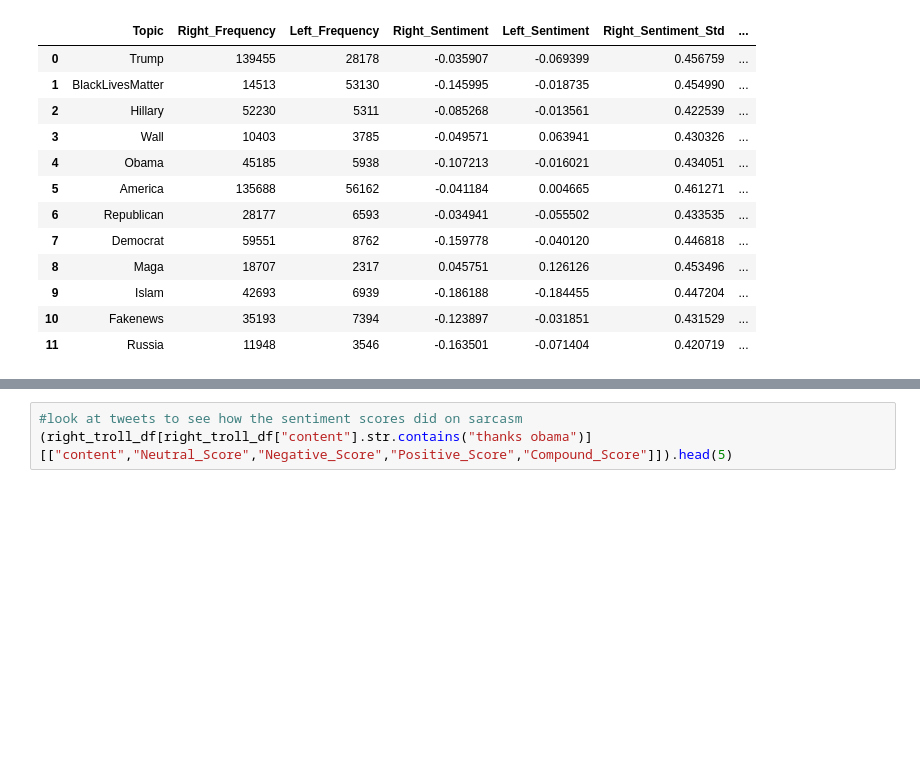
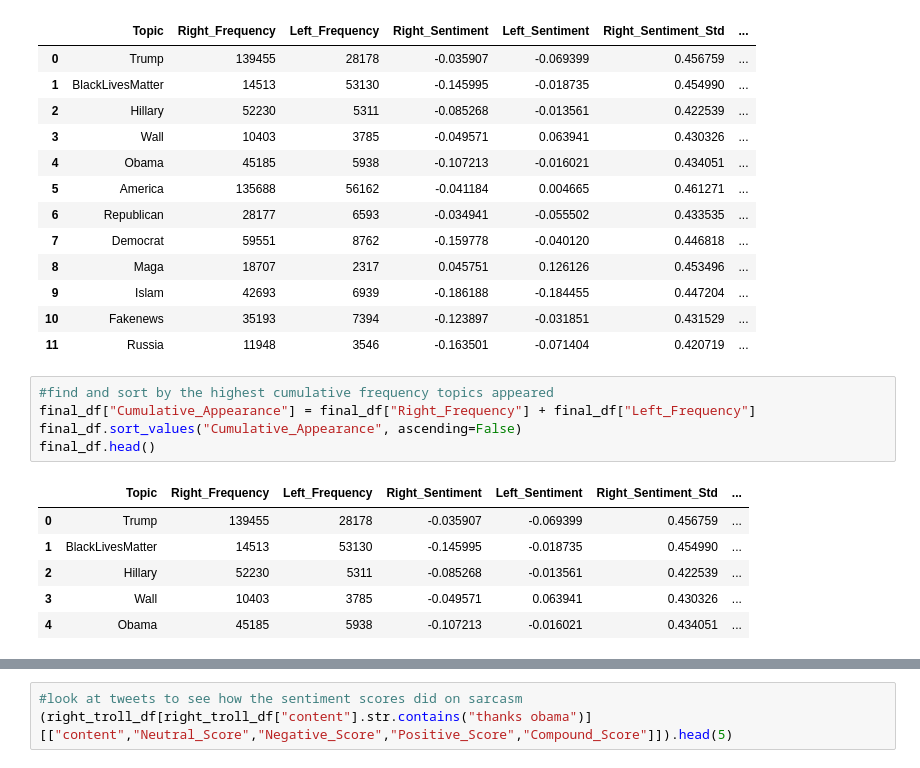
Before and after one commit to TimStOnge/Russian-Troll-Tweets-Sentiment-Analysis, a Jupyter notebook: Sarah-Analysis.ipynb, the cells around one changed output, grey strips where cells are left out. Saved outputs shown, nothing was run; the diff lists cells and outputs as text; blank space fills up the shorter version.

```diff
--- a/Sarah-Analysis.ipynb
+++ b/Sarah-Analysis.ipynb
@@ -222,3 +222,15 @@ final_df.head(12)
 | 9 | Islam | 42693 | 6939 | -0.186188 | -0.184455 | 0.447204 | ... |
 | 10 | Fakenews | 35193 | 7394 | -0.123897 | -0.031851 | 0.431529 | ... |
 | 11 | Russia | 11948 | 3546 | -0.163501 | -0.071404 | 0.420719 | ... |
+# %%
+#find and sort by the highest cumulative frequency topics appeared
+final_df["Cumulative_Appearance"] = final_df["Right_Frequency"] + final_df["Left_Frequency"]
+final_df.sort_values("Cumulative_Appearance", ascending=False)
+final_df.head()
+# %% [output]
+|  | Topic | Right_Frequency | Left_Frequency | Right_Sentiment | Left_Sentiment | Right_Sentiment_Std | ... |
+| 0 | Trump | 139455 | 28178 | -0.035907 | -0.069399 | 0.456759 | ... |
+| 1 | BlackLivesMatter | 14513 | 53130 | -0.145995 | -0.018735 | 0.454990 | ... |
+| 2 | Hillary | 52230 | 5311 | -0.085268 | -0.013561 | 0.422539 | ... |
+| 3 | Wall | 10403 | 3785 | -0.049571 | 0.063941 | 0.430326 | ... |
+| 4 | Obama | 45185 | 5938 | -0.107213 | -0.016021 | 0.434051 | ... |
```
Also changed, not shown: parts of 5 cells of this notebook, 1 other file.
